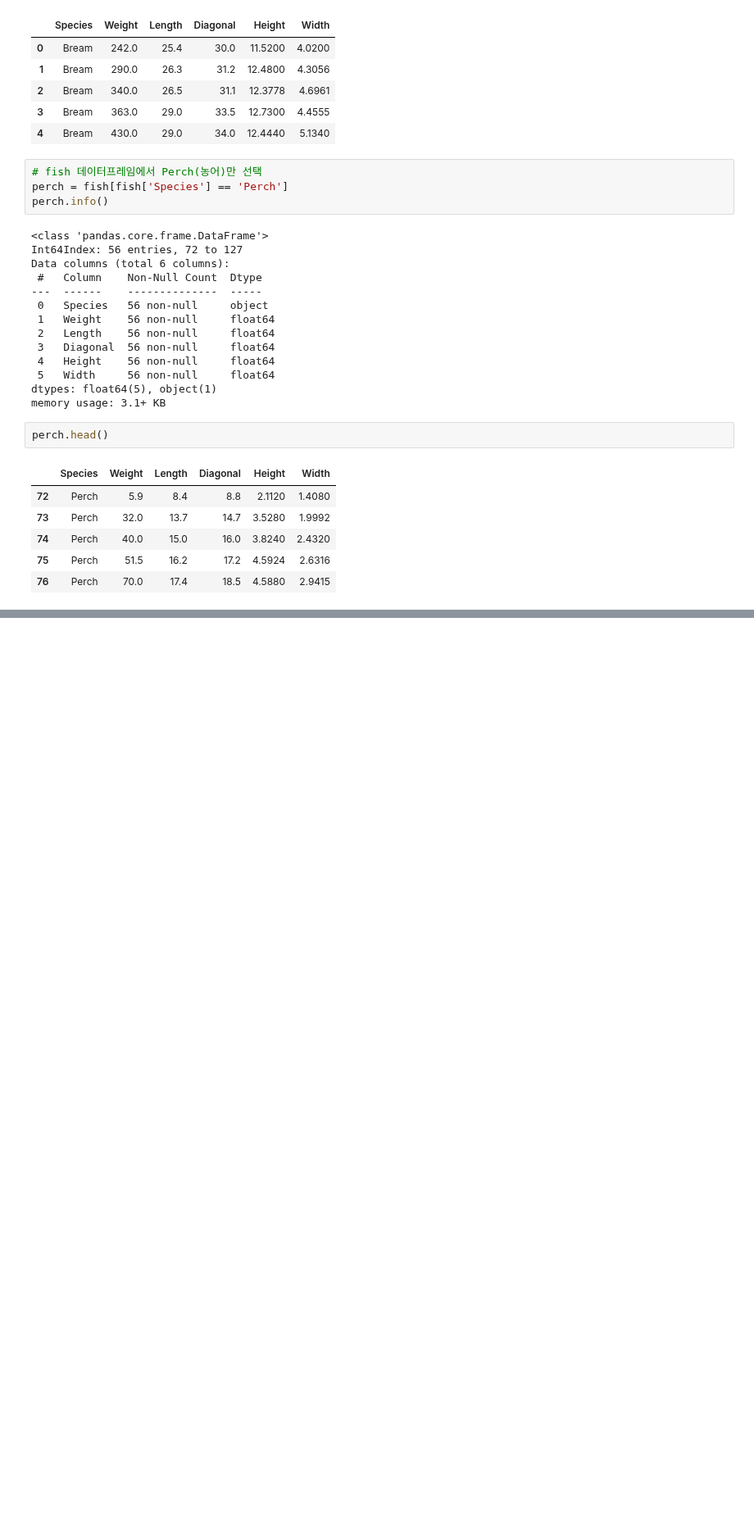
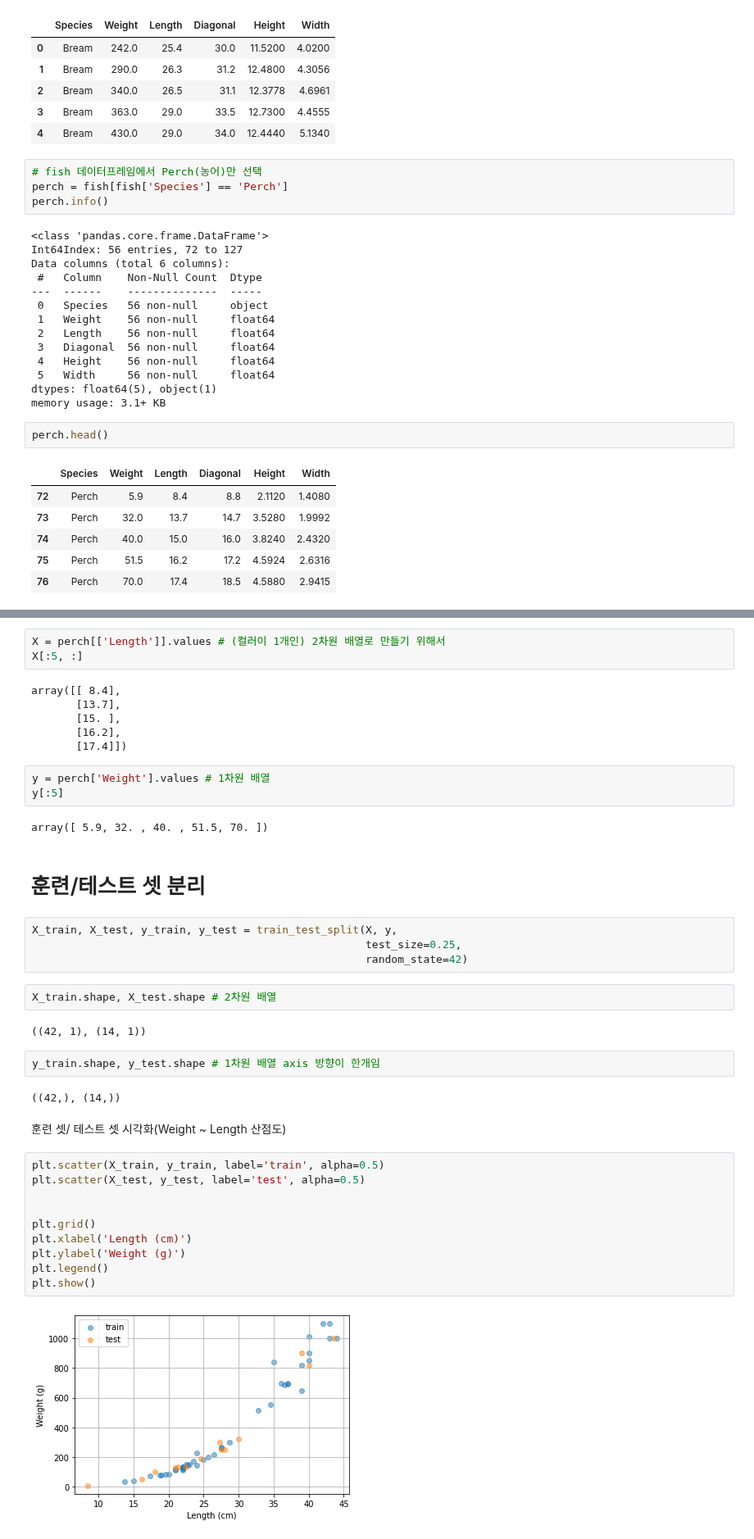
Before and after one commit to esn73/lab_python, a Jupyter notebook: py05_regression.ipynb, the cells around one changed output, grey strips where cells are left out. Shown at 82% size. Saved outputs shown, nothing was run; the diff lists cells and outputs as text; blank space fills up the shorter version.

```diff
--- a/py05_regression.ipynb
+++ b/py05_regression.ipynb
@@ -71,0 +77,42 @@ perch.head()
+# %%
+X = perch[['Length']].values # (컬러이 1개인) 2차원 배열로 만들기 위해서
+X[:5, :]
+# %% [output]
+array([[ 8.4],
+       [13.7],
+       [15. ],
+       [16.2],
+       [17.4]])
+# %%
+y = perch['Weight'].values # 1차원 배열
+y[:5]
+# %% [output]
+array([ 5.9, 32. , 40. , 51.5, 70. ])
+# %% [markdown]
+# 훈련/테스트 셋 분리
+# %%
+X_train, X_test, y_train, y_test = train_test_split(X, y,
+                                                    test_size=0.25,
+                                                    random_state=42)
+# %%
+X_train.shape, X_test.shape # 2차원 배열
+# %% [output]
+((42, 1), (14, 1))
+# %%
+y_train.shape, y_test.shape # 1차원 배열 axis 방향이 한개임
+# %% [output]
+((42,), (14,))
+# %% [markdown]
+훈련 셋/ 테스트 셋 시각화(Weight ~ Length 산점도)
+# %%
+plt.scatter(X_train, y_train, label='train', alpha=0.5)
+plt.scatter(X_test, y_test, label='test', alpha=0.5)
+
+
+plt.grid()
+plt.xlabel('Length (cm)')
+plt.ylabel('Weight (g)')
+plt.legend()
+plt.show()
+# %% [output]
+[figure, added]
```
Also changed, not shown: parts of 9 cells of this notebook.
